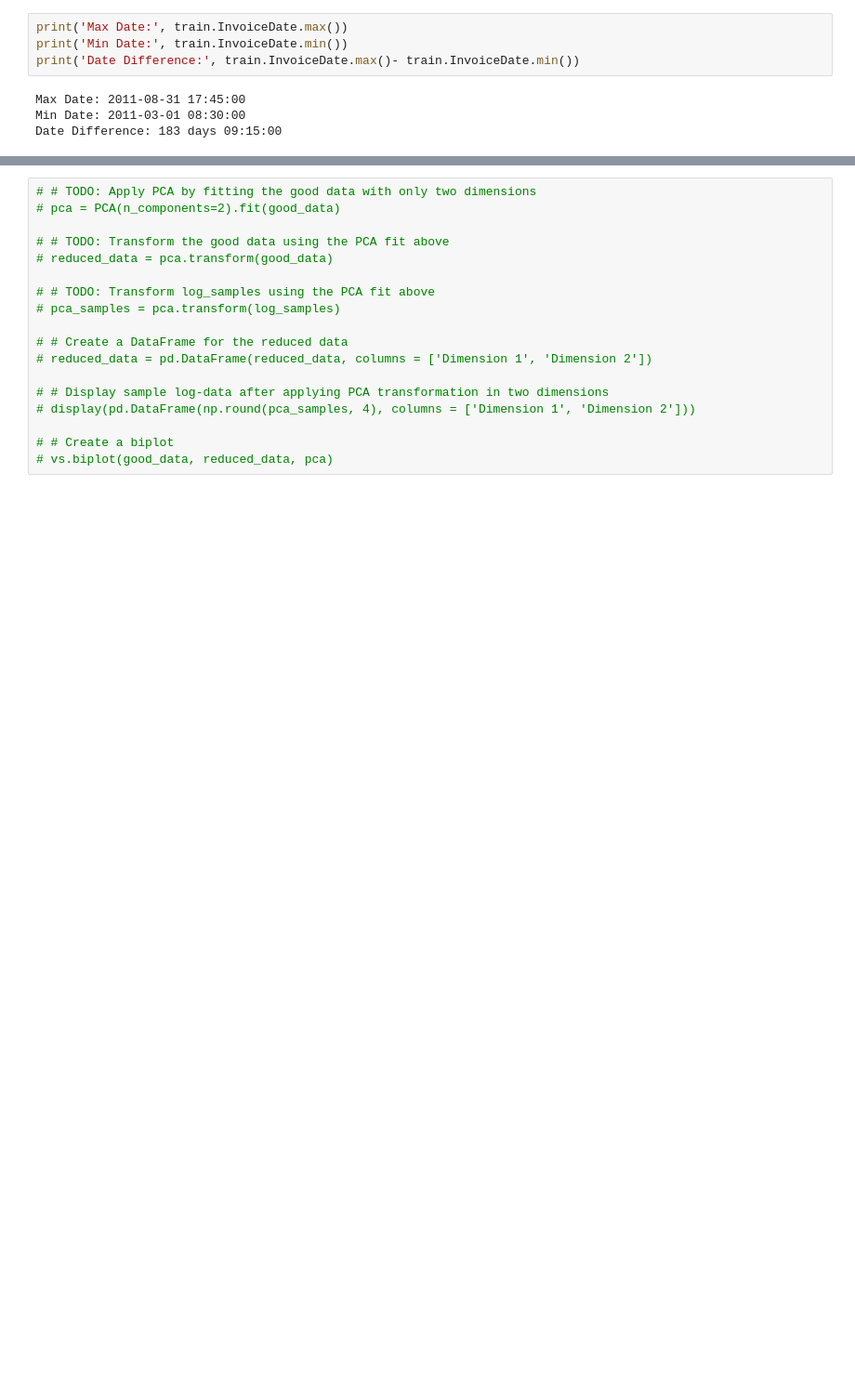
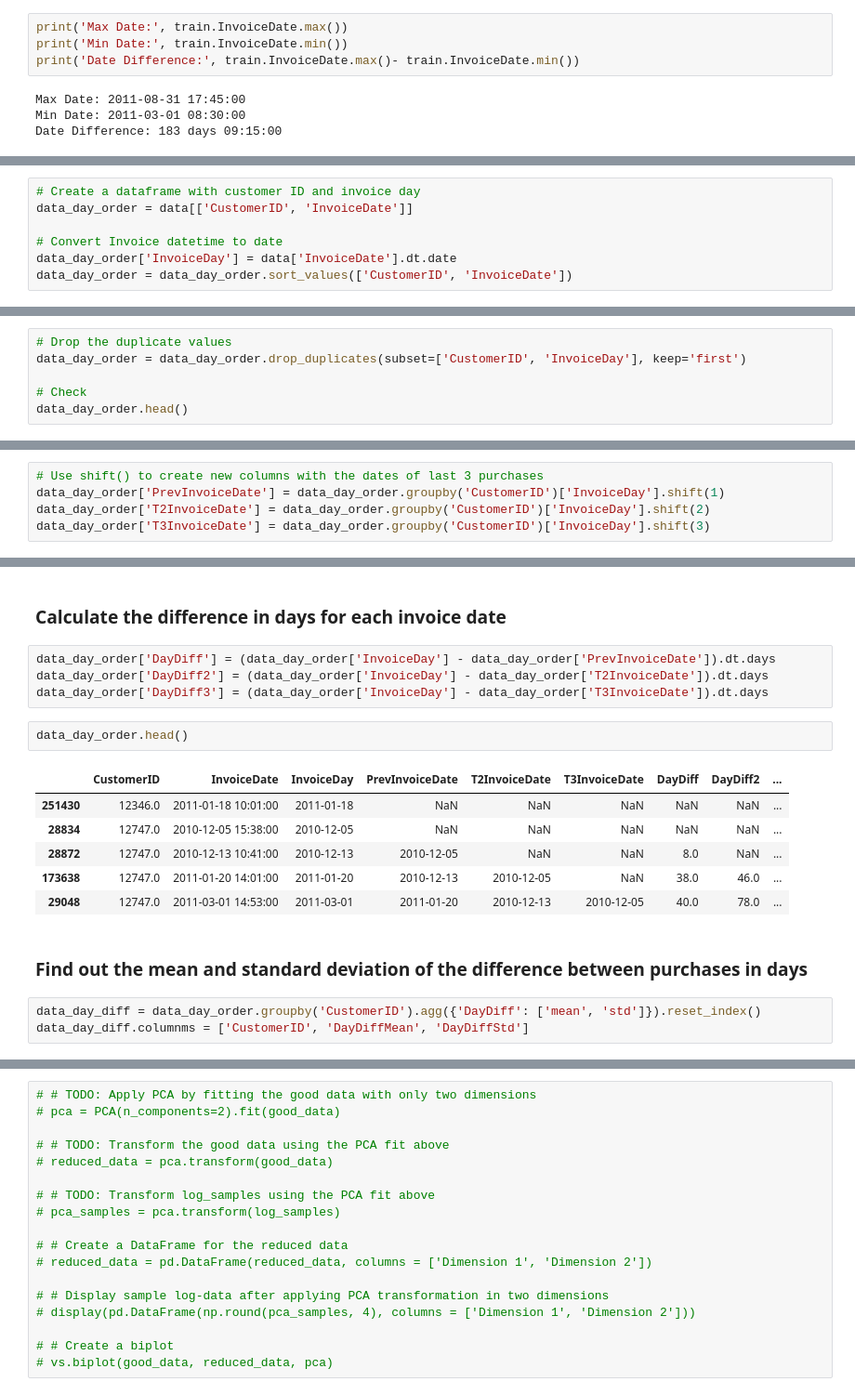
Before and after one commit to davidtnly/MachineLearning, a Jupyter notebook: 27-predict-next-purchase.ipynb, the cells around one changed output, grey strips where cells are left out. Shown at 93% size. Drawn from its saved outputs; the diff is of its cells as text; blank space fills up the shorter version.

Commit message:
worked on next purchase notebook

```diff
--- a/27-predict-next-purchase.ipynb
+++ b/27-predict-next-purchase.ipynb
@@ -348,0 +821,7 @@ Date Difference: 183 days 09:15:00
+# %%
+# Create a dataframe with customer ID and invoice day
+data_day_order = data[['CustomerID', 'InvoiceDate']]
+
+# Convert Invoice datetime to date
+data_day_order['InvoiceDay'] = data['InvoiceDate'].dt.date
+data_day_order = data_day_order.sort_values(['CustomerID', 'InvoiceDate'])
@@ -348,0 +841,6 @@ Date Difference: 183 days 09:15:00
+# %%
+# Drop the duplicate values
+data_day_order = data_day_order.drop_duplicates(subset=['CustomerID', 'InvoiceDay'], keep='first')
+
+# Check
+data_day_order.head()
@@ -348,0 +854,5 @@ Date Difference: 183 days 09:15:00
+# %%
+# Use shift() to create new columns with the dates of last 3 purchases
+data_day_order['PrevInvoiceDate'] = data_day_order.groupby('CustomerID')['InvoiceDay'].shift(1)
+data_day_order['T2InvoiceDate'] = data_day_order.groupby('CustomerID')['InvoiceDay'].shift(2)
+data_day_order['T3InvoiceDate'] = data_day_order.groupby('CustomerID')['InvoiceDay'].shift(3)
@@ -348,0 +868,20 @@ Date Difference: 183 days 09:15:00
+# %% [markdown]
+### Calculate the difference in days for each invoice date
+# %%
+data_day_order['DayDiff'] = (data_day_order['InvoiceDay'] - data_day_order['PrevInvoiceDate']).dt.days
+data_day_order['DayDiff2'] = (data_day_order['InvoiceDay'] - data_day_order['T2InvoiceDate']).dt.days
+data_day_order['DayDiff3'] = (data_day_order['InvoiceDay'] - data_day_order['T3InvoiceDate']).dt.days
+# %%
+data_day_order.head()
+# %% [output]
+|  | CustomerID | InvoiceDate | InvoiceDay | PrevInvoiceDate | T2InvoiceDate | T3InvoiceDate | DayDiff | DayDiff2 | ... |
+| 251430 | 12346.0 | 2011-01-18 10:01:00 | 2011-01-18 | NaN | NaN | NaN | NaN | NaN | ... |
+| 28834 | 12747.0 | 2010-12-05 15:38:00 | 2010-12-05 | NaN | NaN | NaN | NaN | NaN | ... |
+| 28872 | 12747.0 | 2010-12-13 10:41:00 | 2010-12-13 | 2010-12-05 | NaN | NaN | 8.0 | NaN | ... |
+| 173638 | 12747.0 | 2011-01-20 14:01:00 | 2011-01-20 | 2010-12-13 | 2010-12-05 | NaN | 38.0 | 46.0 | ... |
+| 29048 | 12747.0 | 2011-03-01 14:53:00 | 2011-03-01 | 2011-01-20 | 2010-12-13 | 2010-12-05 | 40.0 | 78.0 | ... |
+# %% [markdown]
+### Find out the mean and standard deviation of the difference between purchases in days
+# %%
+data_day_diff = data_day_order.groupby('CustomerID').agg({'DayDiff': ['mean', 'std']}).reset_index()
+data_day_diff.columnms = ['CustomerID', 'DayDiffMean', 'DayDiffStd']
```
Also changed, not shown: parts of 64 cells of this notebook.
